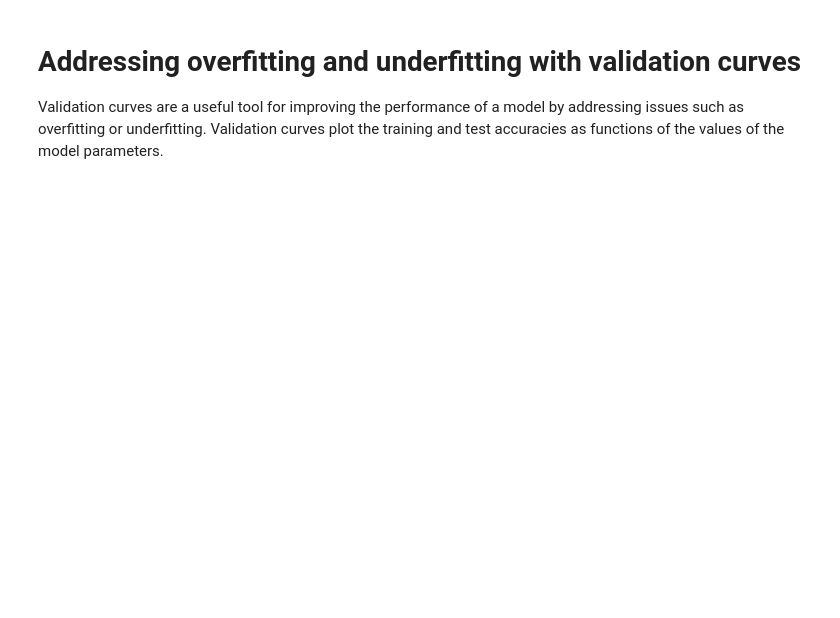
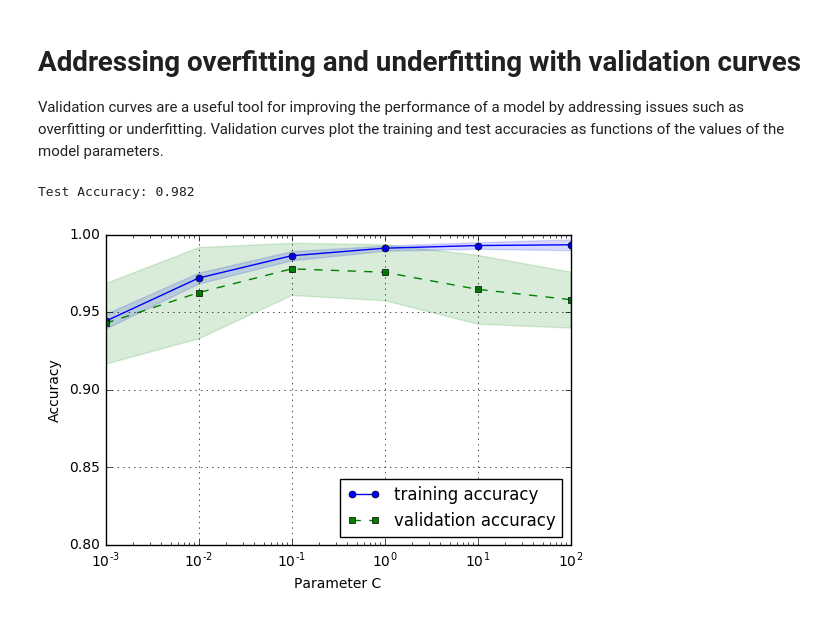
Before and after one commit to stellaxux/machine-learning-in-python, a Jupyter notebook: ch6/validation_curve.ipynb, the cells around one changed output. Saved outputs shown, nothing was run; the diff lists cells and outputs as text; code cells hidden in the pictures; blank space fills up the shorter version.

Commit message:
validation_curve

```diff
--- a/ch6/validation_curve.ipynb
+++ b/ch6/validation_curve.ipynb
@@ -5,23 +5,27 @@ Validation curves are a useful tool for improving the performance of a model by
 # load Breast Cancer Wisconsin dataset
 import pandas as pd
 from sklearn.preprocessing import LabelEncoder
+from sklearn.model_selection import train_test_split
 
-df = pd.read_csv('https://archive.ics.uci.edu/ml/machine-learning-databases/breast-cancer-wisconsin/wdbc.data', header=None)
+df = pd.read_csv('https://raw.githubusercontent.com/rasbt/python-machine-learning-book/master/code/datasets/wdbc/wdbc.data', header=None)
 X = df.loc[:, 2:].values
 y = df.loc[:, 1].values
 le = LabelEncoder()
 y = le.fit_transform(y)
-
-from sklearn.cross_validation import train_test_split
 X_train, X_test, y_train, y_test = train_test_split(X, y, test_size=0.20, random_state=1)
 # %%
-# construct pipeline for logistic regression classifier
+# construct pipeline for logistic regression classifier with l2 regularization
 
 import matplotlib.pyplot as plt
 from sklearn.preprocessing import StandardScaler
-from sklearn.decomposition import PCA
 from sklearn.linear_model import LogisticRegression
 from sklearn.pipeline import Pipeline
 
-pipe_lr = Pipeline([('scl', StandardScaler()), ('pca', PCA(n_components=2)), ('clf', LogisticRegression(random_state=1))])
+pipe_lr = Pipeline([('scl', StandardScaler()),
+                    ('clf', LogisticRegression(penalty='l2', random_state=0))])
+pipe_lr.fit(X_train, y_train)
+print('Test Accuracy: %.3f' % pipe_lr.score(X_test, y_test))
+y_pred = pipe_lr.predict(X_test)
+# %% [output]
+Test Accuracy: 0.982
 # %%
@@ -37,3 +41,40 @@ train_scores, test_scores = validation_curve(estimator=pipe_lr,
                                              param_name='clf__C',
                                              param_range=param_range,
                                              cv=10)
+# %%
+# calculate and plot the average training and cross-validation accuracies and the corresponding standard deviations
+
+import numpy as np
+
+train_mean = np.mean(train_scores, axis=1)
+train_std = np.std(train_scores, axis=1)
+test_mean = np.mean(test_scores, axis=1)
+test_std = np.std(test_scores, axis=1)
+
+plt.plot(param_range, train_mean,
+         color='blue', marker='o',
+         markersize=5, label='training accuracy')
+
+plt.fill_between(param_range, train_mean + train_std,
+                 train_mean - train_std, alpha=0.15,
+                 color='blue')
+
+plt.plot(param_range, test_mean,
+         color='green', linestyle='--',
+         marker='s', markersize=5,
+         label='validation accuracy')
+
+plt.fill_between(param_range,
+                 test_mean + test_std,
+                 test_mean - test_std,
+                 alpha=0.15, color='green')
+
+plt.grid()
+plt.xscale('log')
+plt.legend(loc='lower right')
+plt.xlabel('Parameter C')
+plt.ylabel('Accuracy')
+plt.ylim([0.8, 1.0])
+plt.show()
+# %% [output]
+[figure, added]
```
Also changed, not shown: parts of 1 cell of this notebook.
